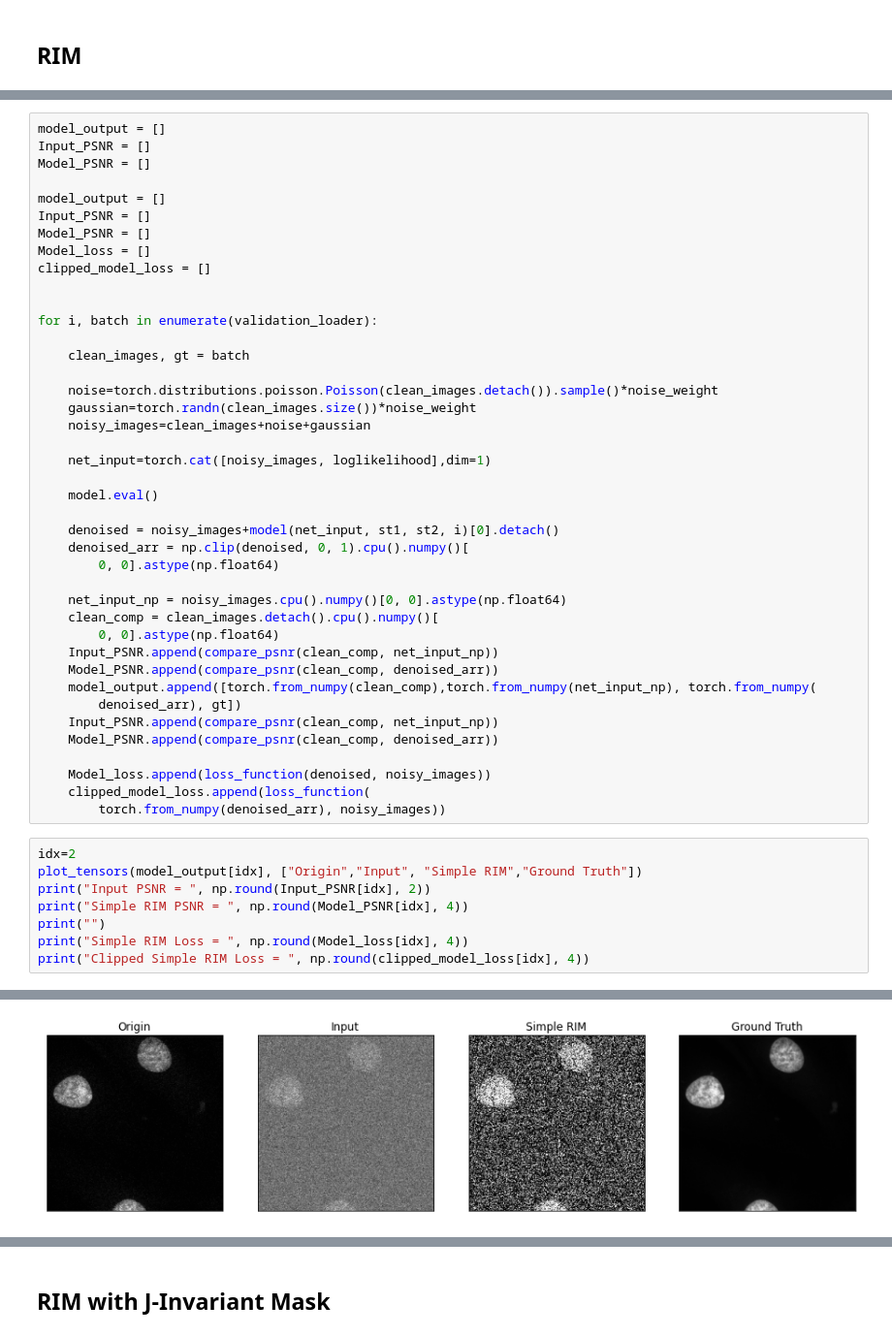
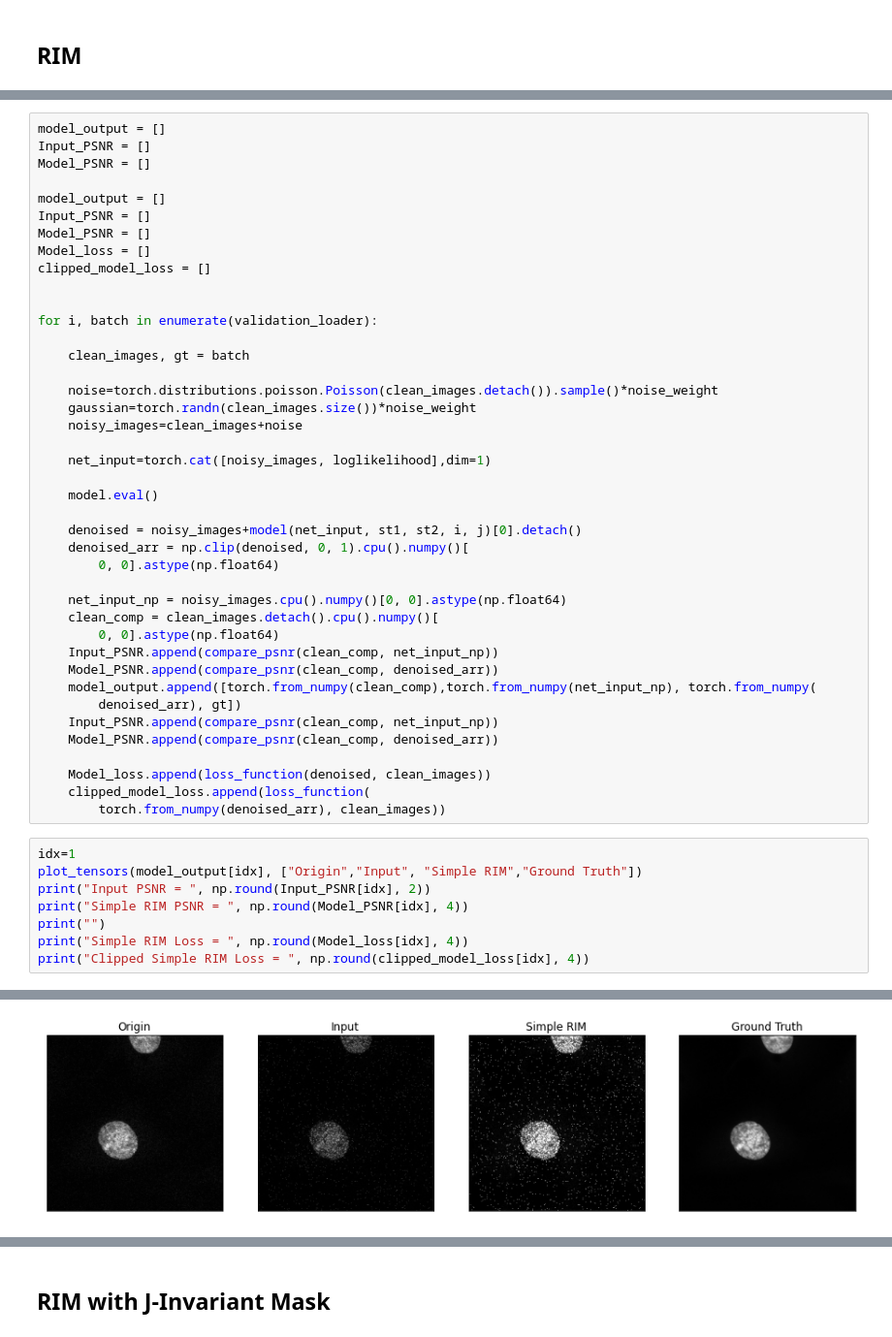
Before and after one commit to EmaadKhwaja/Deep-Learning-Denoising, a Jupyter notebook: RIM_Denoising_V3-Poisson Noise with Physics-based log-likelihood.ipynb, the cells around one changed output, grey strips where cells are left out. Shown at 97% size. Drawn from its saved outputs; the diff is of its cells as text.

```diff
--- a/RIM_Denoising_V3-Poisson Noise with Physics-based log-likelihood.ipynb
+++ b/RIM_Denoising_V3-Poisson Noise with Physics-based log-likelihood.ipynb
@@ -195,13 +196,13 @@ for i, batch in enumerate(validation_loader):
 
     noise=torch.distributions.poisson.Poisson(clean_images.detach()).sample()*noise_weight
     gaussian=torch.randn(clean_images.size())*noise_weight
-    noisy_images=clean_images+noise+gaussian
+    noisy_images=clean_images+noise
 
     net_input=torch.cat([noisy_images, loglikelihood],dim=1)
 
     model.eval()
 
-    denoised = noisy_images+model(net_input, st1, st2, i)[0].detach()
+    denoised = noisy_images+model(net_input, st1, st2, i, j)[0].detach()
     denoised_arr = np.clip(denoised, 0, 1).cpu().numpy()[
         0, 0].astype(np.float64)
 
@@ -215,11 +216,11 @@ for i, batch in enumerate(validation_loader):
     Input_PSNR.append(compare_psnr(clean_comp, net_input_np))
     Model_PSNR.append(compare_psnr(clean_comp, denoised_arr))
 
-    Model_loss.append(loss_function(denoised, noisy_images))
+    Model_loss.append(loss_function(denoised, clean_images))
     clipped_model_loss.append(loss_function(
-        torch.from_numpy(denoised_arr), noisy_images))
+        torch.from_numpy(denoised_arr), clean_images))
 # %%
-idx=2
+idx=1
 plot_tensors(model_output[idx], ["Origin","Input", "Simple RIM","Ground Truth"])
 print("Input PSNR = ", np.round(Input_PSNR[idx], 2))
 print("Simple RIM PSNR = ", np.round(Model_PSNR[idx], 4))
@@ -235,4 +236,4 @@ Clipped Simple RIM Loss =  tensor(0.3954, dtype=torch.float64)
-[figure, old version]
+[figure, new version]
 # %%
 print("Average Input PSNR = ", np.round(np.mean(Input_PSNR), 2))
 print("Average Simple RIM PSNR = ", np.round(np.mean(Model_PSNR), 4))
```
Also changed, not shown: parts of 6 cells of this notebook, 4 other files.
